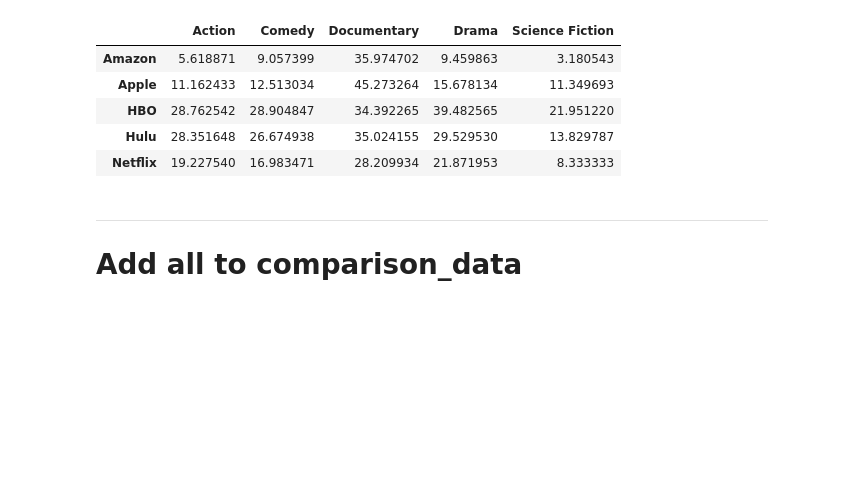
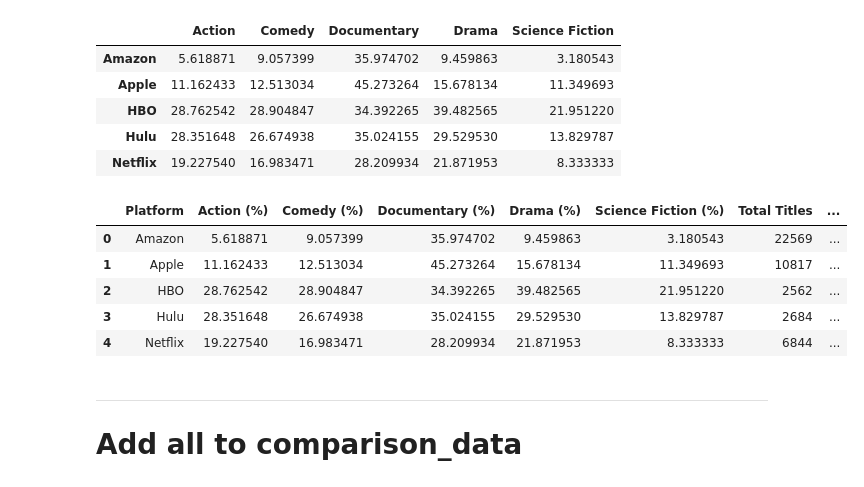
Before and after one commit to kval122/StreamingAnalysis, a Jupyter notebook: notebooks/analysis.ipynb, the cells around one changed output. Saved outputs shown, nothing was run; the diff lists cells and outputs as text; code cells hidden in the pictures; blank space fills up the shorter version.

```diff
--- a/notebooks/analysis.ipynb
+++ b/notebooks/analysis.ipynb
@@ -336,22 +342,12 @@ def calculate_cost_per_high_rated_title(subscription_price, high_rated_count):
         return float('inf')  # In case there are no high-rated titles
 
 # Subscription Prices for each platform
-subscription_price = {
-    'Amazon': 14.97,
-    'Apple': 9.99,
-    'HBO': 17.99,
-    'Hulu': 16.99,
-    'Netflix': 15.49
-}
+# Correct the platform names to match the keys in the high_rated_counts dictionary
+streaming_costs['Platform'] = streaming_costs['Platform'].replace({'Amazon Prime': 'Amazon', 'Apple TV': 'Apple', 'Max': 'HBO'})
+subscription_price = streaming_costs.set_index('Platform')['Price_Per_Month'].to_dict()
 
 # High Rated Count for each platform
-high_rated_counts = {
-    'Amazon': 2536,
-    'Apple': 1830,
-    'HBO': 824,
-    'Hulu': 713,
-    'Netflix': 1342
-}
+high_rated_counts = high_rated_df['High-Rated Content Count'].to_dict()
 
 # Calculate cost-per-high-rated-title for each platform
 cost_per_high_rated = {
@@ -772,3 +784,34 @@ high_rated_genre_percentage_df.T
 | HBO | 28.762542 | 28.904847 | 34.392265 | 39.482565 | 21.951220 |
 | Hulu | 28.351648 | 26.674938 | 35.024155 | 29.529530 | 13.829787 |
 | Netflix | 19.227540 | 16.983471 | 28.209934 | 21.871953 | 8.333333 |
+# %%
+# Ensure all lists and Series have the same index or length
+platforms_list = ['Amazon', 'Apple', 'HBO', 'Hulu', 'Netflix']
+
+# Convert lists to Series with the same index as platforms_list
+high_rated_percentages_series = pd.Series(high_rated_percentages, index=platforms_list)
+
+# Create a dictionary to store the data for each platform
+platform_data = {
+    'Platform': platforms_list,
+    'Action (%)': high_rated_genre_percentage_df.loc['Action'].tolist(),
+    'Comedy (%)': high_rated_genre_percentage_df.loc['Comedy'].tolist(),
+    'Documentary (%)': high_rated_genre_percentage_df.loc['Documentary'].tolist(),
+    'Drama (%)': high_rated_genre_percentage_df.loc['Drama'].tolist(),
+    'Science Fiction (%)': high_rated_genre_percentage_df.loc['Science Fiction'].tolist(),
+    'Total Titles': [len(eval(f'{platform.lower()}_df')) for platform in platforms_list],
+    'High-Rated Titles (%)': high_rated_percentages_series.tolist()
+}
+
+# Convert the dictionary to a DataFrame
+genre_analysis = pd.DataFrame(platform_data)
+
+# Display the DataFrame
+genre_analysis
+# %% [output]
+|  | Platform | Action (%) | Comedy (%) | Documentary (%) | Drama (%) | Science Fiction (%) | Total Titles | ... |
+| 0 | Amazon | 5.618871 | 9.057399 | 35.974702 | 9.459863 | 3.180543 | 22569 | ... |
+| 1 | Apple | 11.162433 | 12.513034 | 45.273264 | 15.678134 | 11.349693 | 10817 | ... |
+| 2 | HBO | 28.762542 | 28.904847 | 34.392265 | 39.482565 | 21.951220 | 2562 | ... |
+| 3 | Hulu | 28.351648 | 26.674938 | 35.024155 | 29.529530 | 13.829787 | 2684 | ... |
+| 4 | Netflix | 19.227540 | 16.983471 | 28.209934 | 21.871953 | 8.333333 | 6844 | ... |
```
Also changed, not shown: parts of 12 cells of this notebook.
